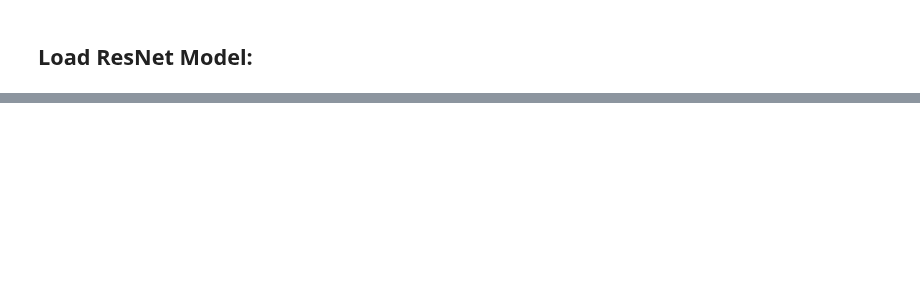
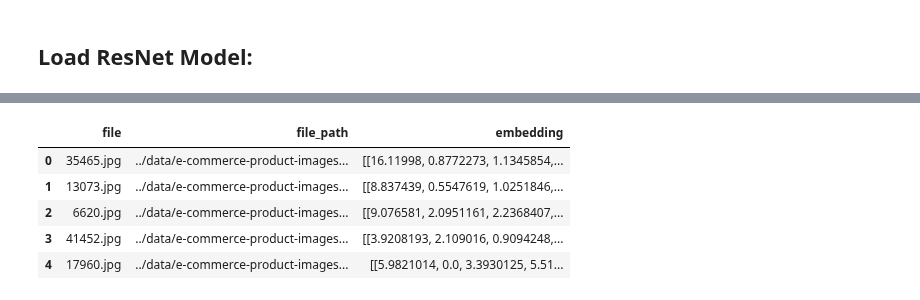
Before and after one commit to Deesus/product-similarity, a Jupyter notebook: notebooks/product_image_similarity.ipynb, the cells around one changed output, grey strips where cells are left out. Cells and saved outputs as stored; diff of their text form; code cells hidden in the pictures; blank space fills up the shorter version.

```diff
--- a/notebooks/product_image_similarity.ipynb
+++ b/notebooks/product_image_similarity.ipynb
@@ -159,0 +49,13 @@ Wall time: 5min 41s
+# %%
+# constants:
+IMG_HEIGHT  = 224
+IMG_WIDTH   = 224
+
+resnet_model = ResNet50V2(
+    include_top=False,
+    weights='imagenet',
+    input_shape=(IMG_HEIGHT, IMG_WIDTH, 3)
+)
+resnet_model.trainable = False
+
+resnet_model.summary()
@@ -160,3 +181,15 @@ Wall time: 5min 41s
+# %%
+# write out to file:
+df_embeddings.to_csv(pathlib.Path('../data/output/embedding.csv'))
+
+df_embeddings.head()
+# %% [output]
+|  | file | file_path | embedding |
+| 0 | 35465.jpg | ../data/e-commerce-product-images... | [[16.11998, 0.8772273, 1.1345854,... |
+| 1 | 13073.jpg | ../data/e-commerce-product-images... | [[8.837439, 0.5547619, 1.0251846,... |
+| 2 | 6620.jpg | ../data/e-commerce-product-images... | [[9.076581, 2.0951161, 2.2368407,... |
+| 3 | 41452.jpg | ../data/e-commerce-product-images... | [[3.9208193, 2.109016, 0.9094248,... |
+| 4 | 17960.jpg | ../data/e-commerce-product-images... | [[5.9821014, 0.0, 3.3930125, 5.51... |
 # %%
 %%time
 
```
Also changed, not shown: parts of 26 cells of this notebook, 1 other file.
